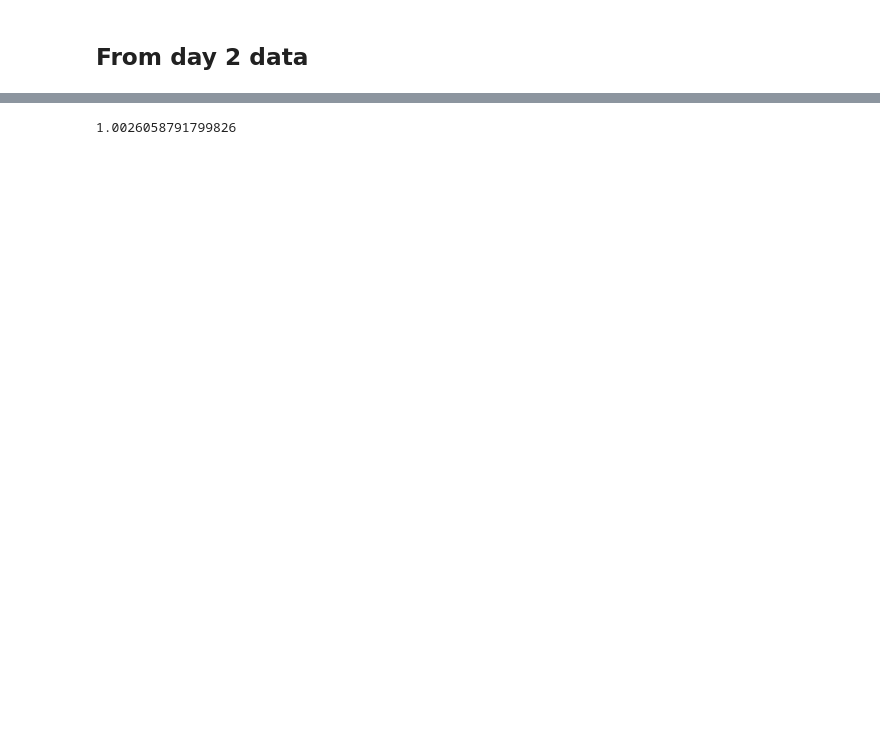
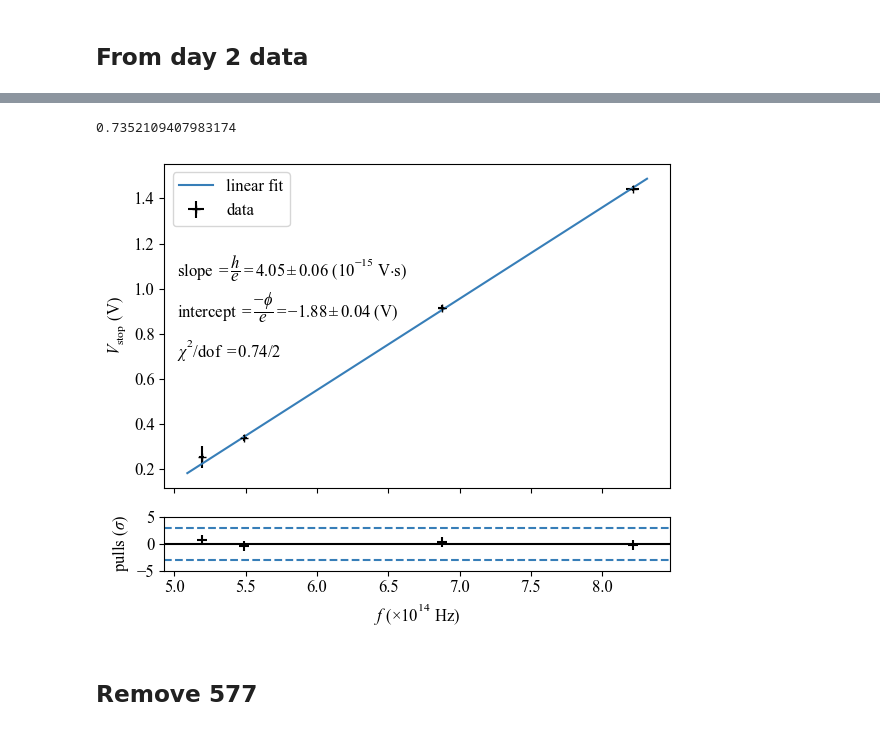
Before and after one commit to arthurlin0722/jlab, a Jupyter notebook: Arthur/photoelectric/h_linear_fit.ipynb, the cells around one changed output, grey strips where cells are left out. Saved outputs shown, nothing was run; the diff lists cells and outputs as text; code cells hidden in the pictures; blank space fills up the shorter version.

```diff
--- a/Arthur/photoelectric/h_linear_fit.ipynb
+++ b/Arthur/photoelectric/h_linear_fit.ipynb
@@ -225,7 +224,7 @@ V_stop_relerr = np.sqrt(
 V_stop_err_stat = V_stop_res*V_stop_relerr
 
 V_stop_err_sys = np.array(
-    [0, 0, 0, 0]
+    [np.abs(1.4428-1.4395), np.abs(0.9128-0.9188), np.abs(0.3498 - 0.3379), np.abs(0.2479 - 0.2707)]
 )
 
 V_stop_err = np.sqrt(V_stop_err_stat**2 + V_stop_err_sys**2)
@@ -312,6 +278,40 @@ plt.show()
 # %%
-chi2 = np.sum(pull**2)
+out.sum_square
+# %% [output]
+0.7352109407983174
-# %%
-print(chi2)
-# %% [output]
-1.0026058791799826
+# %%
+plt.rcParams["font.size"] = 12
+# --- Create figure with 2 panels ---
+fig, (ax_main, ax_pull) = plt.subplots(
+    2, 1, sharex=True,
+    gridspec_kw={'height_ratios': [6, 1]},
+    figsize=(6, 5)
+)
+
+# --- Top: data + fit ---
+ax_main.errorbar(x_data, y_data, xerr =x_err, yerr = y_err, fmt = 'k+', label = 'data' )
+ax_main.plot(x_fit, y_fit, color='C0', label= 'linear fit')
+ax_main.set_ylabel(r"$V_\mathrm{stop}$ (V)")
+ax_main.legend(loc="upper left", bbox_to_anchor=(0, 1))
+
+# --- Bottom: pulls ---
+ax_pull.scatter(x_data, pull, color='black', marker="+", s=50)
+ax_pull.axhline(0, color='black', linestyle='-')
+ax_pull.axhline(3, color='C0', linestyle='--')
+ax_pull.axhline(-3, color='C0', linestyle='--')
+ax_pull.set_xlabel(r"$f$ ($\times 10^{14}$ Hz)")
+ax_pull.set_ylabel(r"pulls ($\sigma$)")
+ax_pull.set_ylim(-5,5)
+
+ax_main.annotate(r"slope $=\dfrac{h}{e}=4.05 \pm 0.06$ ($ 10^{-15}$ V$\cdot$s)", xy=(0.025,0.650), xycoords="axes fraction" )
+ax_main.annotate(r"intercept $=\dfrac{-\phi}{e}=-1.88 \pm 0.04$ (V) ", xy=(0.025,0.525), xycoords="axes fraction" )
+ax_main.annotate(r"$\chi^2$/dof $= 0.74/2$", xy=(0.025,0.4), xycoords="axes fraction" )
+
+
+plt.tight_layout()
+plt.savefig("Vstop-f_day2.pdf")
+plt.show()
+# %% [output]
+[figure, new version]
+# %% [markdown]
+## Remove 577
```
Also changed, not shown: parts of 11 cells of this notebook.
